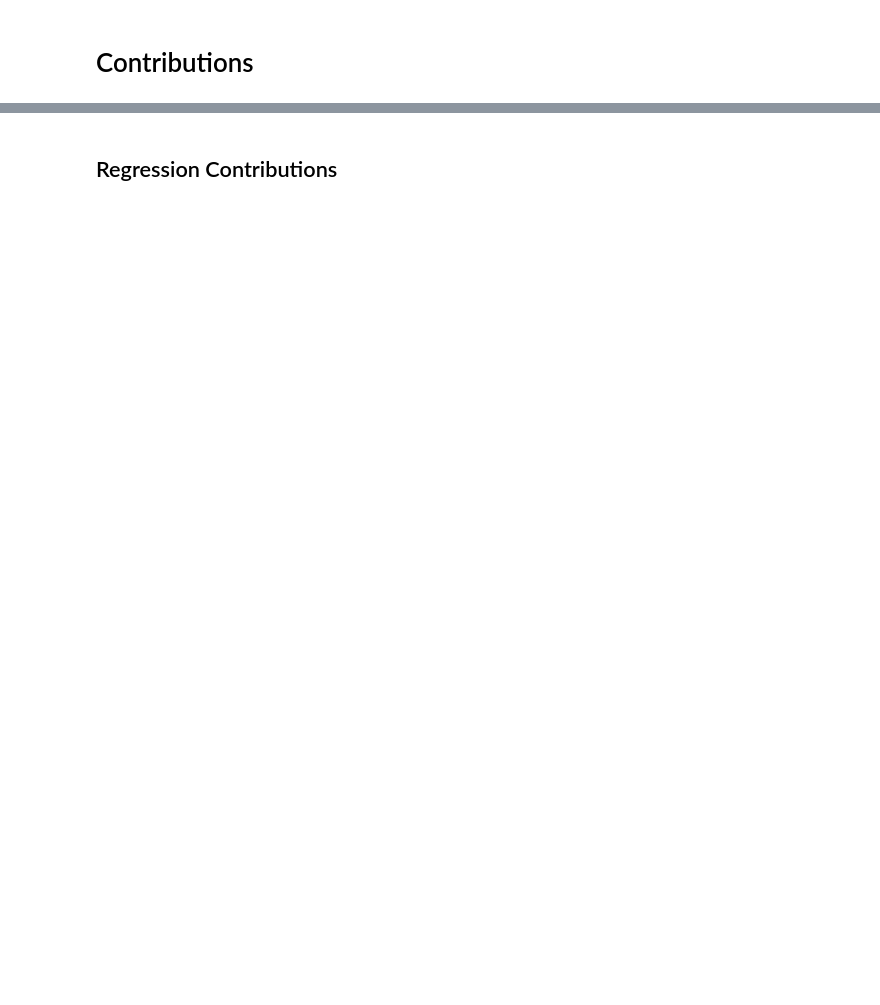
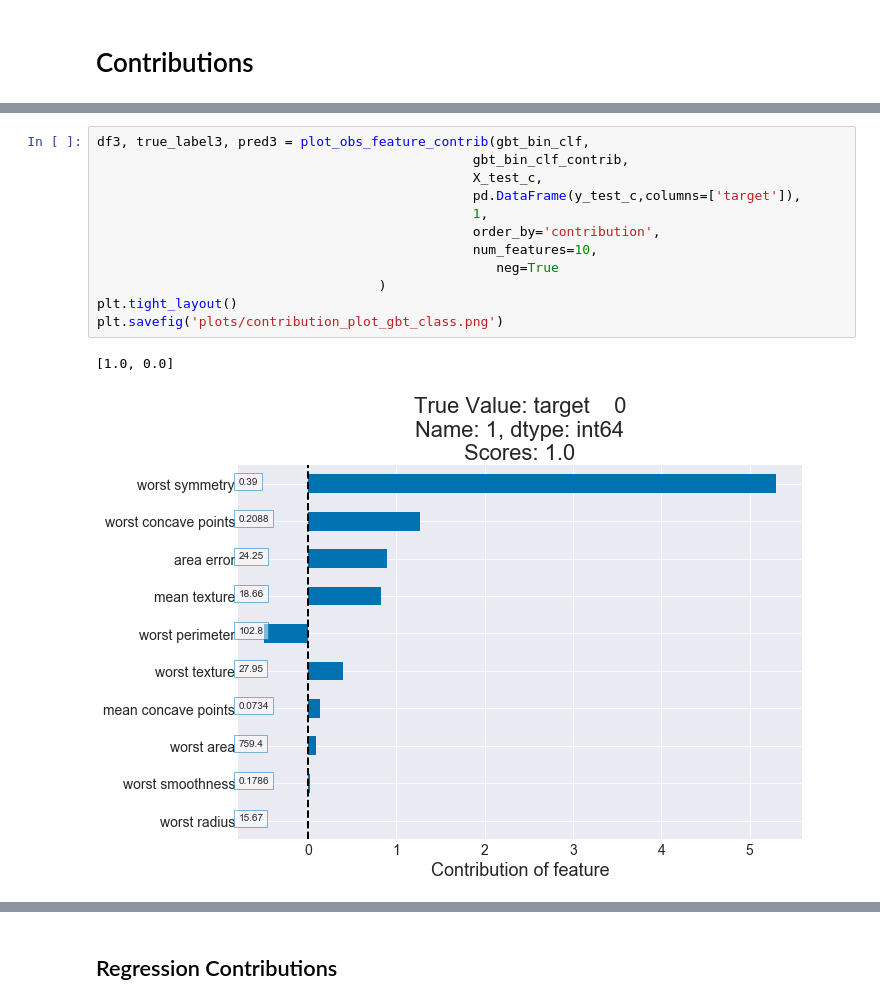
Before and after one commit to rpb/interpreting-decision-trees-and-random-forests, a Jupyter notebook: Blog Code-GBT.ipynb, the cells around one changed output, grey strips where cells are left out. Cells and saved outputs as stored; diff of their text form; blank space fills up the shorter version.

```diff
--- a/Blog Code-GBT.ipynb
+++ b/Blog Code-GBT.ipynb
@@ -342,0 +239,15 @@ Image(multi_clf_graph.create_png())
+# %%
+df3, true_label3, pred3 = plot_obs_feature_contrib(gbt_bin_clf,
+                                                gbt_bin_clf_contrib,
+                                                X_test_c,
+                                                pd.DataFrame(y_test_c,columns=['target']),
+                                                1,
+                                                order_by='contribution',
+                                                num_features=10,
+                                                   neg=True
+                                    )
+plt.tight_layout()
+plt.savefig('plots/contribution_plot_gbt_class.png')
+# %% [output]
+[1.0, 0.0]
+[figure, added]
```
Also changed, not shown: parts of 103 cells of this notebook, 1 other file.
